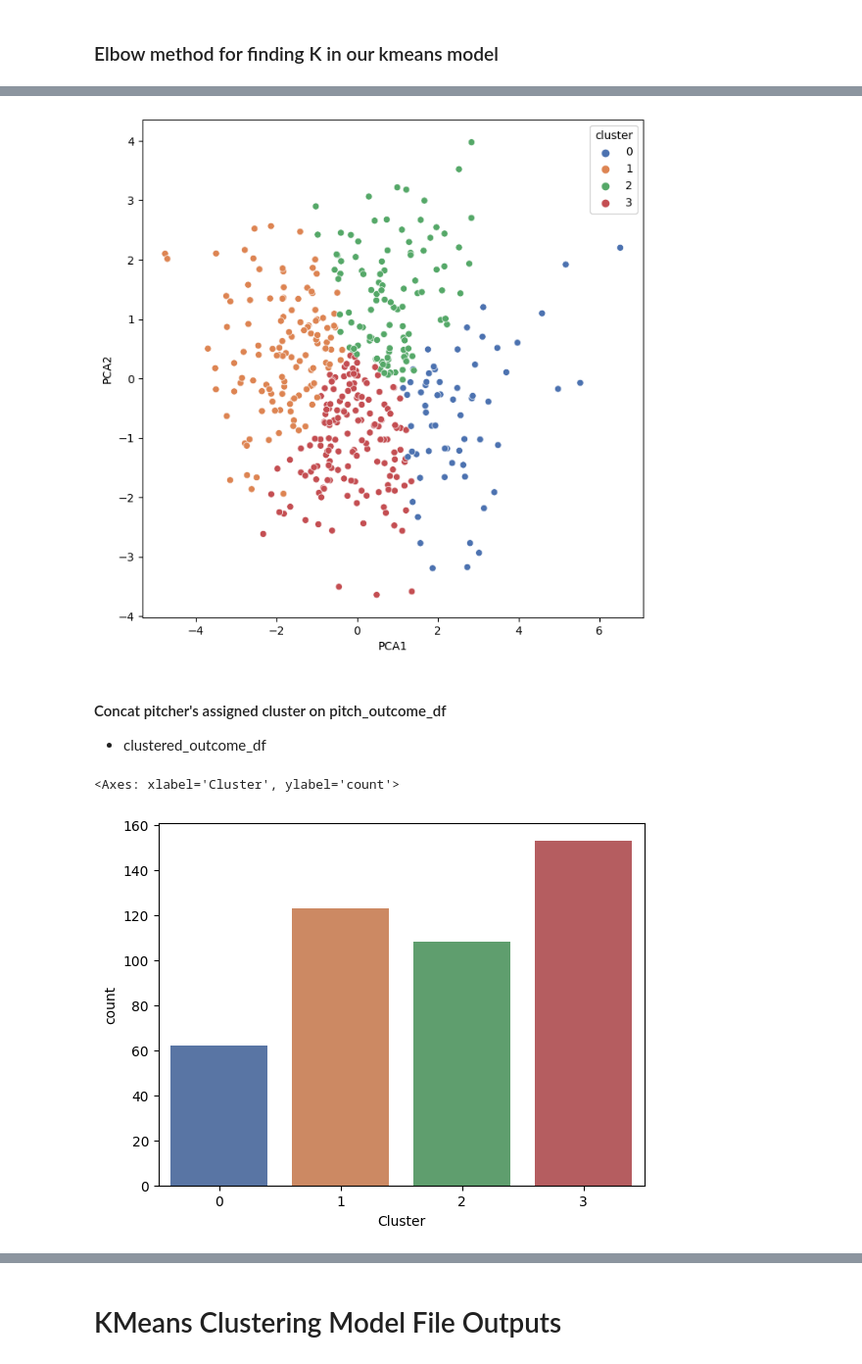
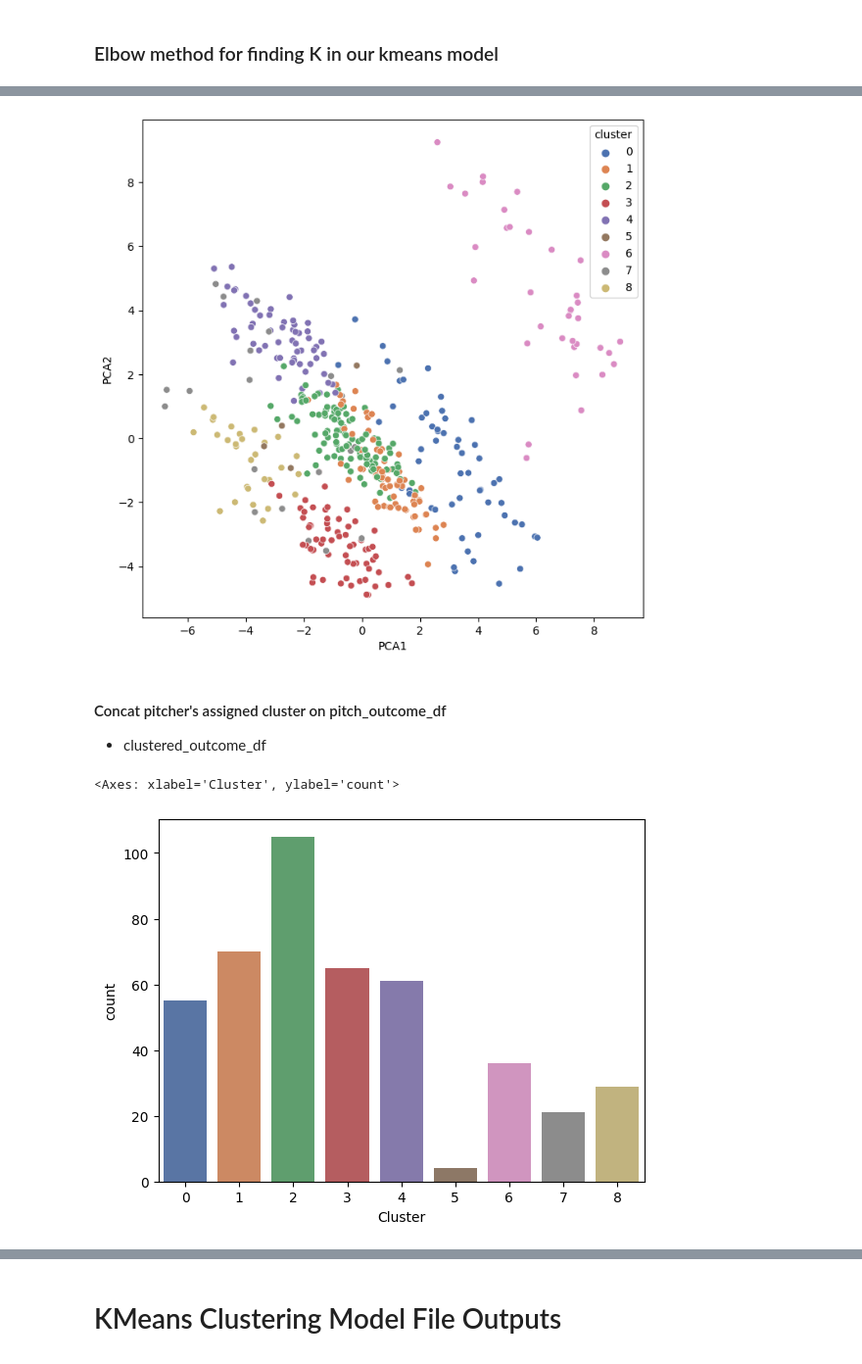
Before and after one commit to ajm-data/hitter-cluster-matchup, a Jupyter notebook: transform/jupyter_notebook/full.ipynb, the cells around one changed output, grey strips where cells are left out. Shown at 98% size. Drawn from its saved outputs; the diff is of its cells as text; code cells hidden in the pictures.

```diff
--- a/transform/jupyter_notebook/full.ipynb
+++ b/transform/jupyter_notebook/full.ipynb
@@ -92,14 +83,14 @@ plt.show()
 
 Scaling pitch_outcome_df
 # %%
-# Scaling the pitch_outcome DataFrame
+# Scaling the pitch_metric DataFrame
 scalar=StandardScaler()
-scaled_outcome = scalar.fit_transform(pitch_outcome_df)
+scaled_metric = scalar.fit_transform(pitch_metric_df)
 
-# PCA for scaled_outcome pca_outcome
-pca_outcome = PCA(n_components = 2)
-pcs_outcome = pca_outcome.fit_transform(scaled_outcome) # PrincipalComponentS
-pca_df_outcome = pd.DataFrame(data=pcs_outcome, columns=["PCA1", "PCA2"])
+# PCA for scaled_metric pca_metric
+pca_metric = PCA(n_components = 2)
+pcs_metric = pca_metric.fit_transform(scaled_metric) # PrincipalComponentS
+pca_df_metric = pd.DataFrame(data=pcs_metric, columns=["PCA1", "PCA2"])
 # %% [markdown]
 ### Elbow method for finding K in our kmeans model
 # %%
@@ -120,22 +111,22 @@ plt.show()
 # %%
 # Model Building using KMeans
-kmeans_model_outcome = KMeans(4)
-kmeans_model_outcome.fit_predict(scaled_outcome)
-pca_df_kmeans_outcome= pd.concat([pca_df_outcome,pd.DataFrame({'cluster':kmeans_model_outcome.labels_})],axis=1)
+kmeans_model_metric = KMeans(9)
+kmeans_model_metric.fit_predict(scaled_metric)
+pca_df_kmeans_metric= pd.concat([pca_df_metric,pd.DataFrame({'cluster':kmeans_model_metric.labels_})],axis=1)
 
 # Visualizing the clustered dataframe
 plt.figure(figsize=(8,8))
-ax=sns.scatterplot(x="PCA1",y="PCA2",hue="cluster",data=pca_df_kmeans_outcome,palette='deep')
+ax=sns.scatterplot(x="PCA1",y="PCA2",hue="cluster",data=pca_df_kmeans_metric,palette='deep')
 # %% [output]
-[figure, old version]
+[figure, new version]
 # %% [markdown]
 #### Concat pitcher's assigned cluster on pitch_outcome_df
 
 - clustered_outcome_df
 # %%
-clustered_outcome_df = pd.concat([pitch_outcome_df, pd.DataFrame({'Cluster':kmeans_model_outcome.labels_})],axis=1)
+clustered_metric_df = pd.concat([pitch_metric_df, pd.DataFrame({'Cluster':kmeans_model_metric.labels_})],axis=1)
 
-sns.countplot(x='Cluster', data=clustered_outcome_df, palette ='deep')
+sns.countplot(x='Cluster', data=clustered_metric_df, palette ='deep')
 # %% [output]
 <Axes: xlabel='Cluster', ylabel='count'>
-[figure, old version]
+[figure, new version]
```
Also changed, not shown: parts of 41 cells of this notebook.
